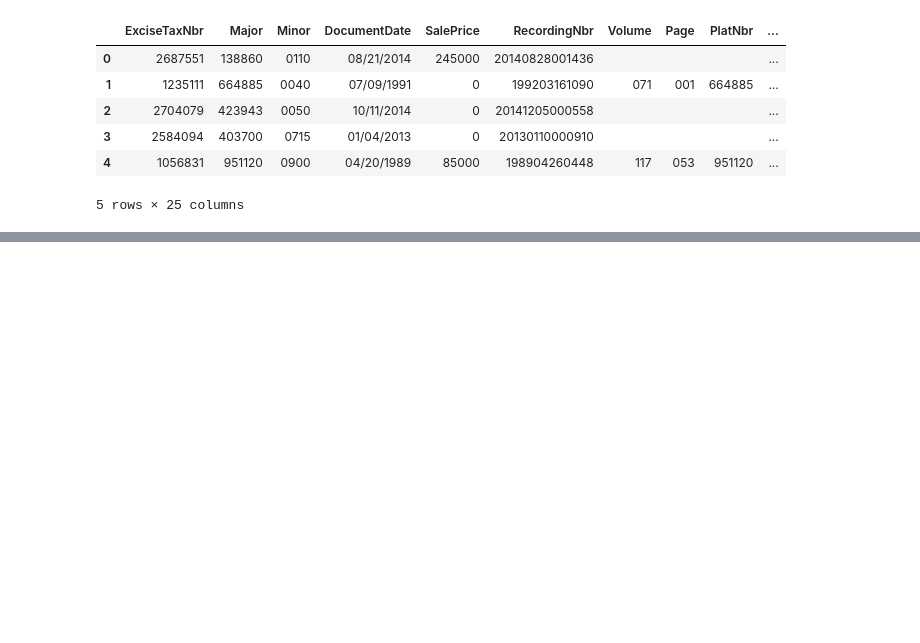
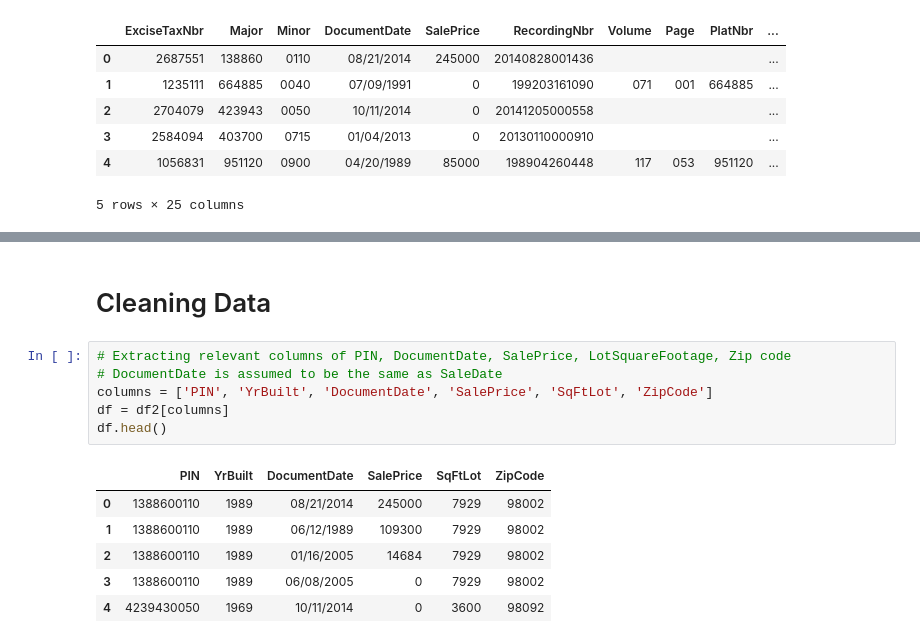
Before and after one commit to neha8anand/Day-5-Case-Study, a Jupyter notebook: Case_Study.ipynb, the cells around one changed output, grey strips where cells are left out. Drawn from its saved outputs; the diff is of its cells as text; blank space fills up the shorter version.

```diff
--- a/Case_Study.ipynb
+++ b/Case_Study.ipynb
@@ -96,0 +128,15 @@ sale.head()
+# %% [markdown]
+# Cleaning Data
+# %%
+# Extracting relevant columns of PIN, DocumentDate, SalePrice, LotSquareFootage, Zip code
+# DocumentDate is assumed to be the same as SaleDate
+columns = ['PIN', 'YrBuilt', 'DocumentDate', 'SalePrice', 'SqFtLot', 'ZipCode']
+df = df2[columns]
+df.head()
+# %% [output]
+|  | PIN | YrBuilt | DocumentDate | SalePrice | SqFtLot | ZipCode |
+| 0 | 1388600110 | 1989 | 08/21/2014 | 245000 | 7929 | 98002 |
+| 1 | 1388600110 | 1989 | 06/12/1989 | 109300 | 7929 | 98002 |
+| 2 | 1388600110 | 1989 | 01/16/2005 | 14684 | 7929 | 98002 |
+| 3 | 1388600110 | 1989 | 06/08/2005 | 0 | 7929 | 98002 |
+| 4 | 4239430050 | 1969 | 10/11/2014 | 0 | 3600 | 98092 |
```
Also changed, not shown: parts of 16 cells of this notebook.
